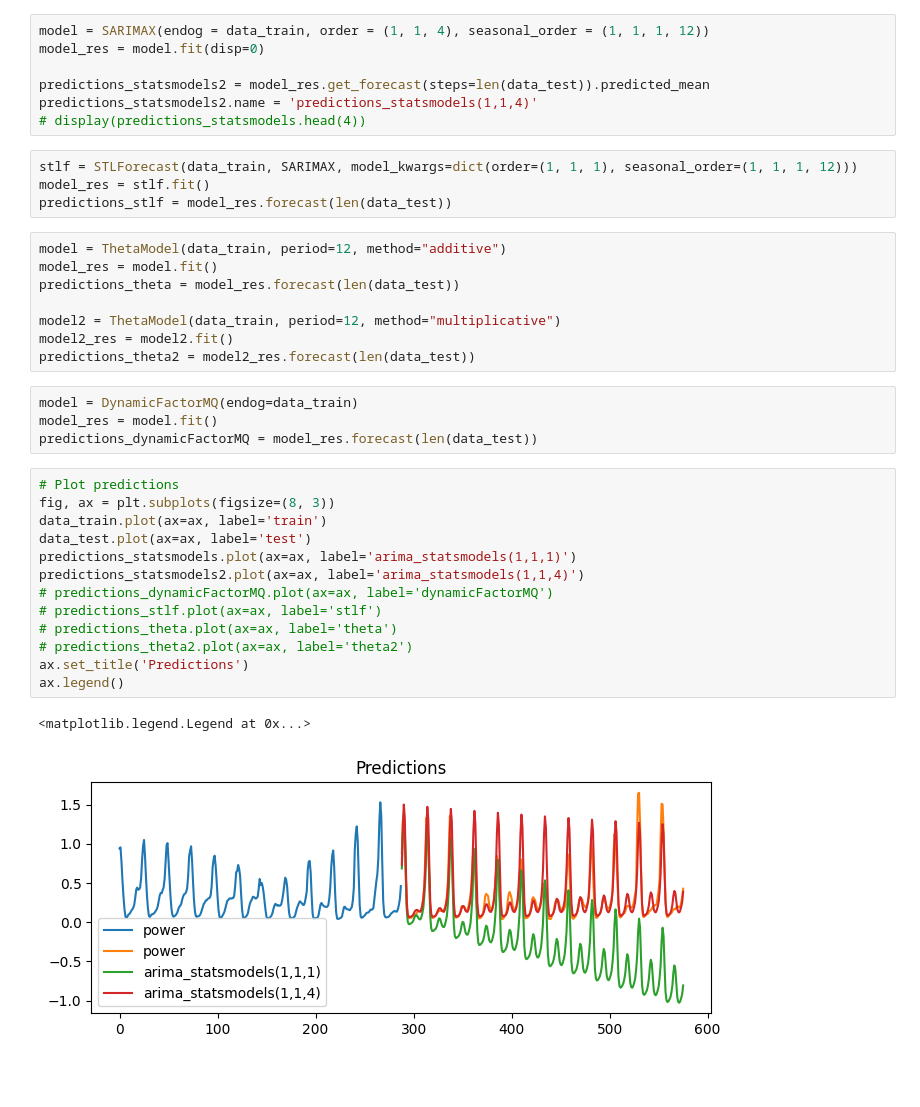
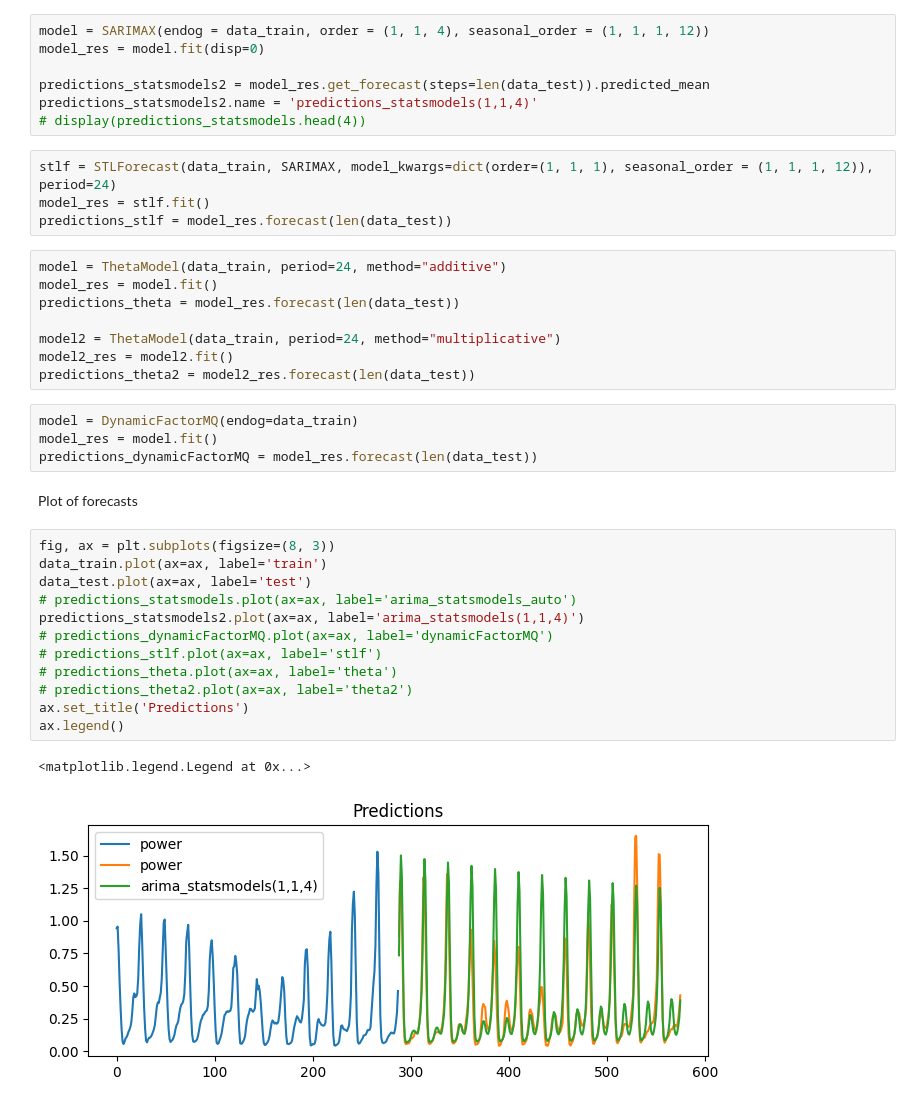
Before and after one commit to Casper0913/p9-energy, a Jupyter notebook: Models/SARIMA.ipynb, the cells around one changed output. Saved outputs shown, nothing was run; the diff lists cells and outputs as text; blank space fills up the shorter version.

```diff
--- a/Models/SARIMA.ipynb
+++ b/Models/SARIMA.ipynb
@@ -136,34 +142,35 @@ predictions_statsmodels2 = model_res.get_forecast(steps=len(data_test)).predicte
 predictions_statsmodels2.name = 'predictions_statsmodels(1,1,4)'
 # display(predictions_statsmodels.head(4))
 # %%
-stlf = STLForecast(data_train, SARIMAX, model_kwargs=dict(order=(1, 1, 1), seasonal_order=(1, 1, 1, 12)))
+stlf = STLForecast(data_train, SARIMAX, model_kwargs=dict(order=(1, 1, 1), seasonal_order = (1, 1, 1, 12)), period=24)
 model_res = stlf.fit()
 predictions_stlf = model_res.forecast(len(data_test))
 # %%
-model = ThetaModel(data_train, period=12, method="additive")
+model = ThetaModel(data_train, period=24, method="additive")
 model_res = model.fit()
 predictions_theta = model_res.forecast(len(data_test))
 
-model2 = ThetaModel(data_train, period=12, method="multiplicative")
+model2 = ThetaModel(data_train, period=24, method="multiplicative")
 model2_res = model2.fit()
 predictions_theta2 = model2_res.forecast(len(data_test))
 # %%
 model = DynamicFactorMQ(endog=data_train)
 model_res = model.fit()
 predictions_dynamicFactorMQ = model_res.forecast(len(data_test))
+# %% [markdown]
+Plot of forecasts
 # %%
-# Plot predictions
 fig, ax = plt.subplots(figsize=(8, 3))
 data_train.plot(ax=ax, label='train')
 data_test.plot(ax=ax, label='test')
-predictions_statsmodels.plot(ax=ax, label='arima_statsmodels(1,1,1)')
+# predictions_statsmodels.plot(ax=ax, label='arima_statsmodels_auto')
 predictions_statsmodels2.plot(ax=ax, label='arima_statsmodels(1,1,4)')
 # predictions_dynamicFactorMQ.plot(ax=ax, label='dynamicFactorMQ')
 # predictions_stlf.plot(ax=ax, label='stlf')
 # predictions_theta.plot(ax=ax, label='theta')
 # predictions_theta2.plot(ax=ax, label='theta2')
 ax.set_title('Predictions')
 ax.legend()
 # %% [output]
 <matplotlib.legend.Legend at 0x...>
-[figure, old version]
+[figure, new version]
```
Also changed, not shown: parts of 8 cells of this notebook, 1 other file.
